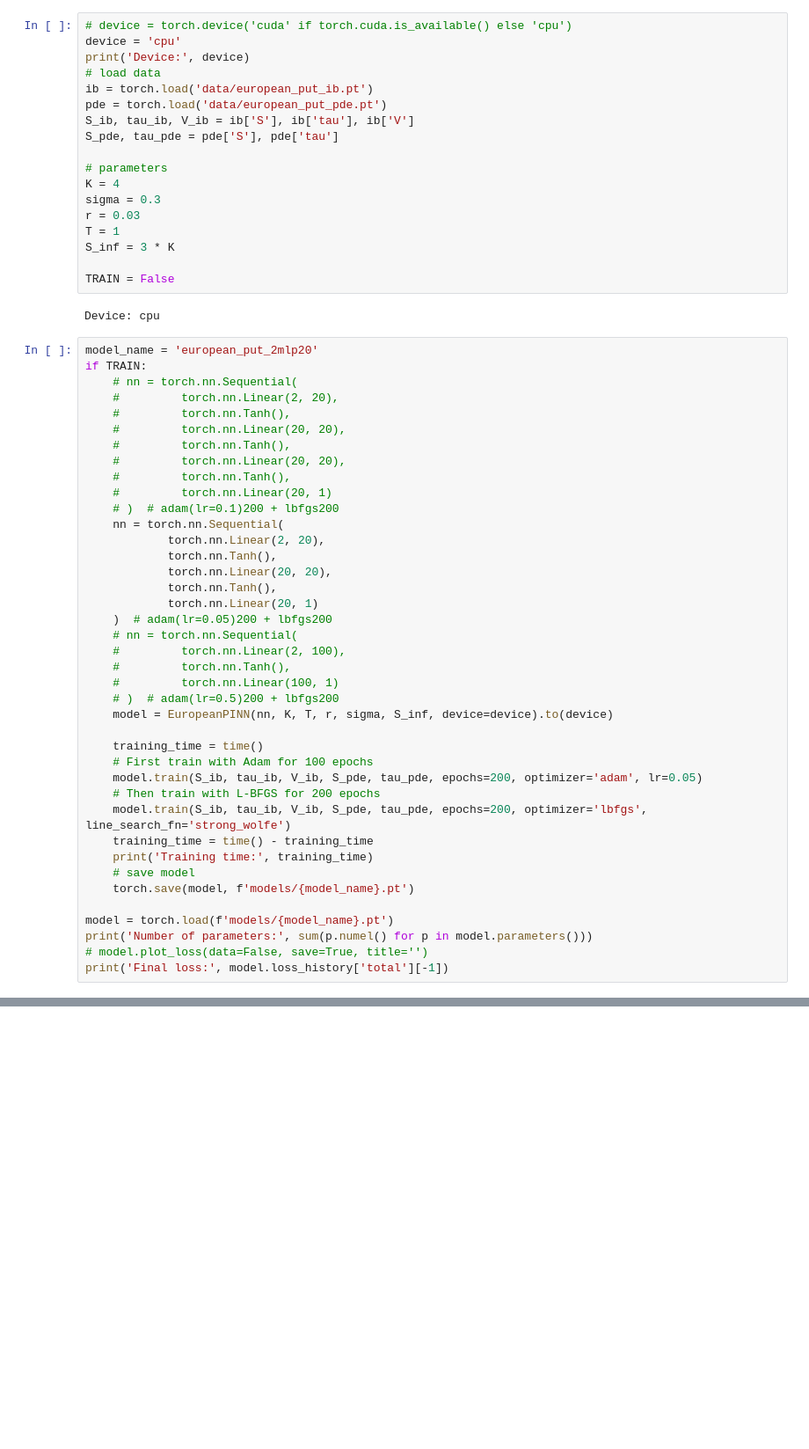
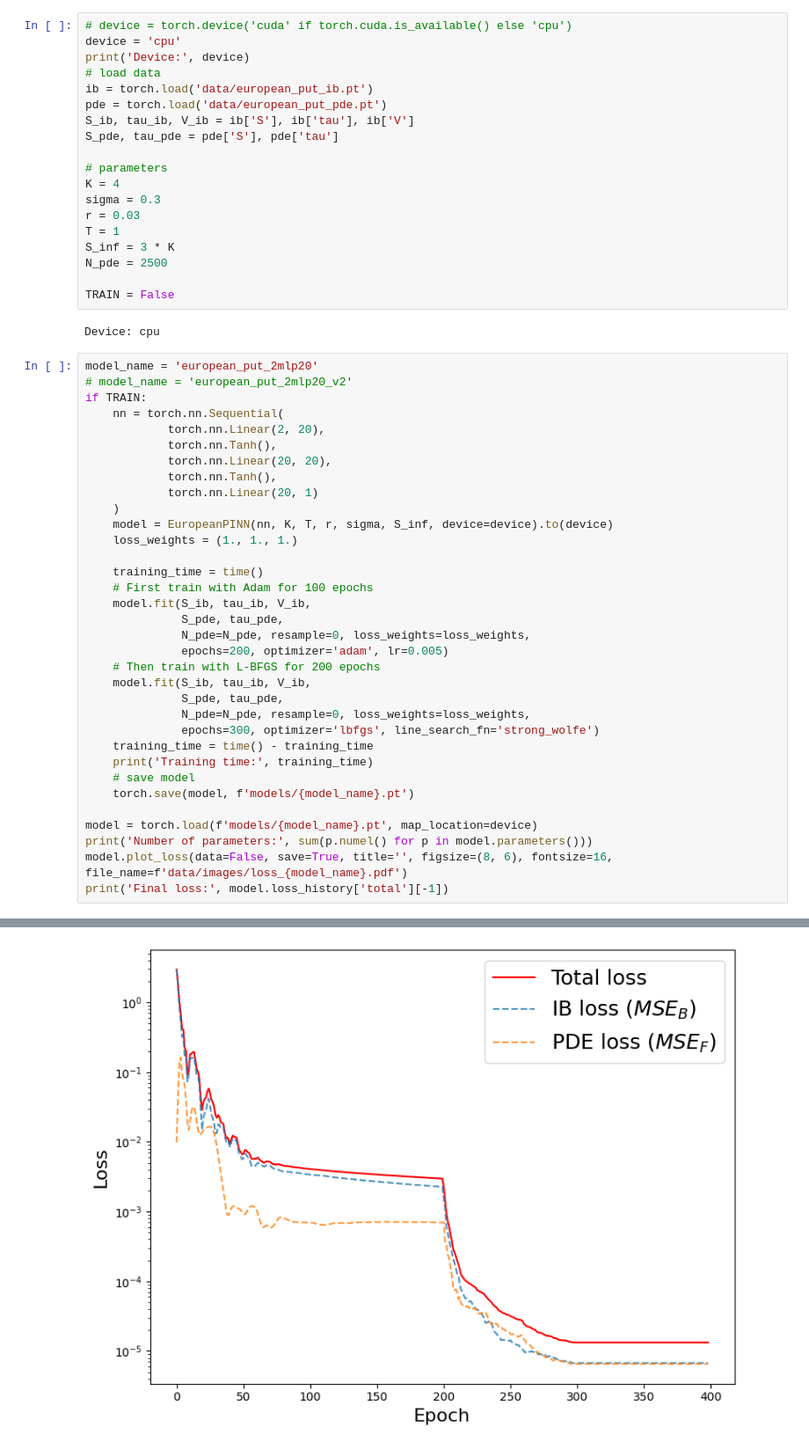
Before and after one commit to liyiyan128/Option-Pricing-Using-Physics-Informed-Neural-Networks, a Jupyter notebook: PINN_example.ipynb, the cells around one changed output, grey strips where cells are left out. Shown: that part at 88% size. Saved outputs shown, nothing was run; the diff lists cells and outputs as text; blank space fills up the shorter version.

```diff
--- a/PINN_example.ipynb
+++ b/PINN_example.ipynb
@@ -43,49 +43,44 @@ sigma = 0.3
 r = 0.03
 T = 1
 S_inf = 3 * K
+N_pde = 2500
 
 TRAIN = False
 # %% [output]
 Device: cpu
 # %%
 model_name = 'european_put_2mlp20'
+# model_name = 'european_put_2mlp20_v2'
 if TRAIN:
-    # nn = torch.nn.Sequential(
-    #         torch.nn.Linear(2, 20),
-    #         torch.nn.Tanh(),
-    #         torch.nn.Linear(20, 20),
-    #         torch.nn.Tanh(),
-    #         torch.nn.Linear(20, 20),
-    #         torch.nn.Tanh(),
-    #         torch.nn.Linear(20, 1)
-    # )  # adam(lr=0.1)200 + lbfgs200
     nn = torch.nn.Sequential(
             torch.nn.Linear(2, 20),
             torch.nn.Tanh(),
             torch.nn.Linear(20, 20),
             torch.nn.Tanh(),
             torch.nn.Linear(20, 1)
-    )  # adam(lr=0.05)200 + lbfgs200
-    # nn = torch.nn.Sequential(
-    #         torch.nn.Linear(2, 100),
-    #         torch.nn.Tanh(),
-    #         torch.nn.Linear(100, 1)
-    # )  # adam(lr=0.5)200 + lbfgs200
+    )
     model = EuropeanPINN(nn, K, T, r, sigma, S_inf, device=device).to(device)
+    loss_weights = (1., 1., 1.)
 
     training_time = time()
     # First train with Adam for 100 epochs
-    model.train(S_ib, tau_ib, V_ib, S_pde, tau_pde, epochs=200, optimizer='adam', lr=0.05)
+    model.fit(S_ib, tau_ib, V_ib,
+              S_pde, tau_pde,
+              N_pde=N_pde, resample=0, loss_weights=loss_weights,
+              epochs=200, optimizer='adam', lr=0.005)
     # Then train with L-BFGS for 200 epochs
-    model.train(S_ib, tau_ib, V_ib, S_pde, tau_pde, epochs=200, optimizer='lbfgs', line_search_fn='strong_wolfe')
+    model.fit(S_ib, tau_ib, V_ib,
+              S_pde, tau_pde,
+              N_pde=N_pde, resample=0, loss_weights=loss_weights,
+              epochs=300, optimizer='lbfgs', line_search_fn='strong_wolfe')
     training_time = time() - training_time
     print('Training time:', training_time)
     # save model
     torch.save(model, f'models/{model_name}.pt')
 
-model = torch.load(f'models/{model_name}.pt')
+model = torch.load(f'models/{model_name}.pt', map_location=device)
 print('Number of parameters:', sum(p.numel() for p in model.parameters()))
-# model.plot_loss(data=False, save=True, title='')
+model.plot_loss(data=False, save=True, title='', figsize=(8, 6), fontsize=16, file_name=f'data/images/loss_{model_name}.pdf')
 print('Final loss:', model.loss_history['total'][-1])
 # %% [output]
 Number of parameters: 501
@@ -92,0 +87 @@ Final loss: 1.3270479485072428e-05
+[figure, added]
```
Also changed, not shown: parts of 6 cells of this notebook, 11 other files.
